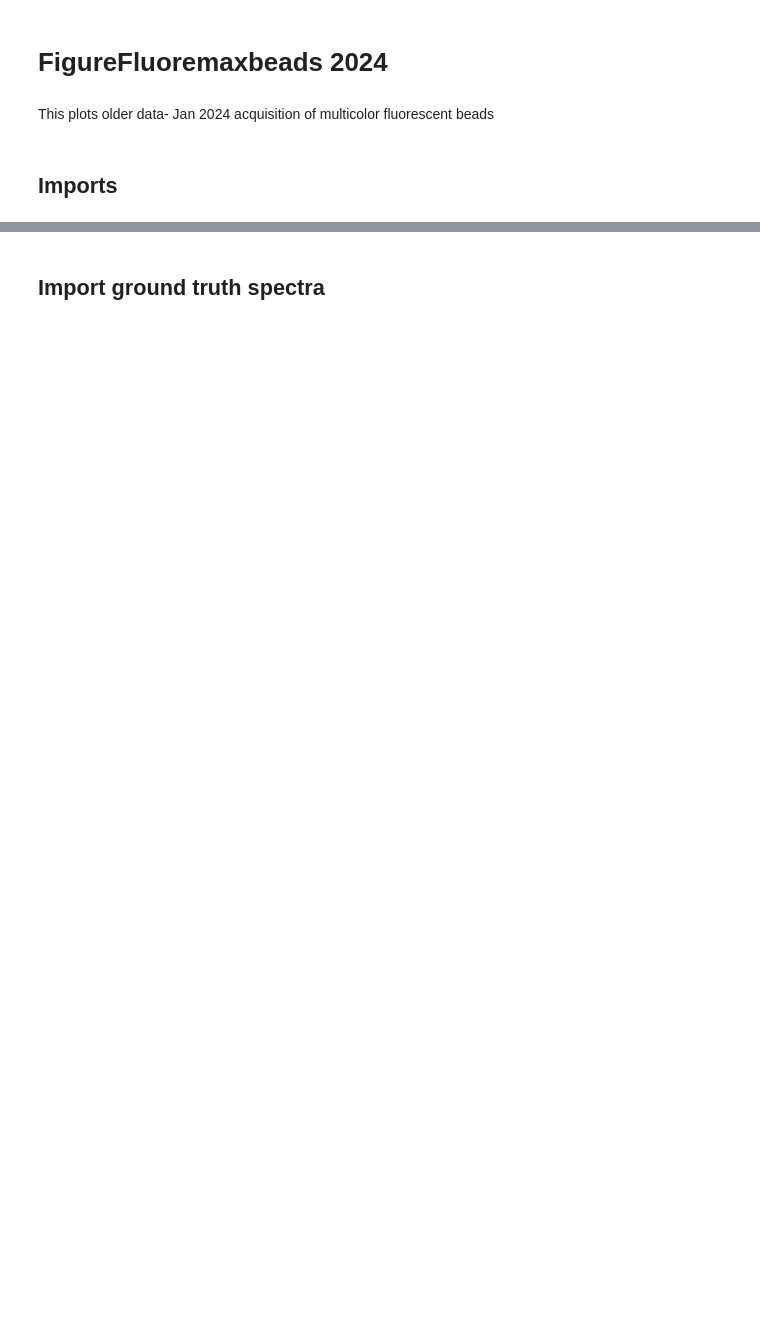
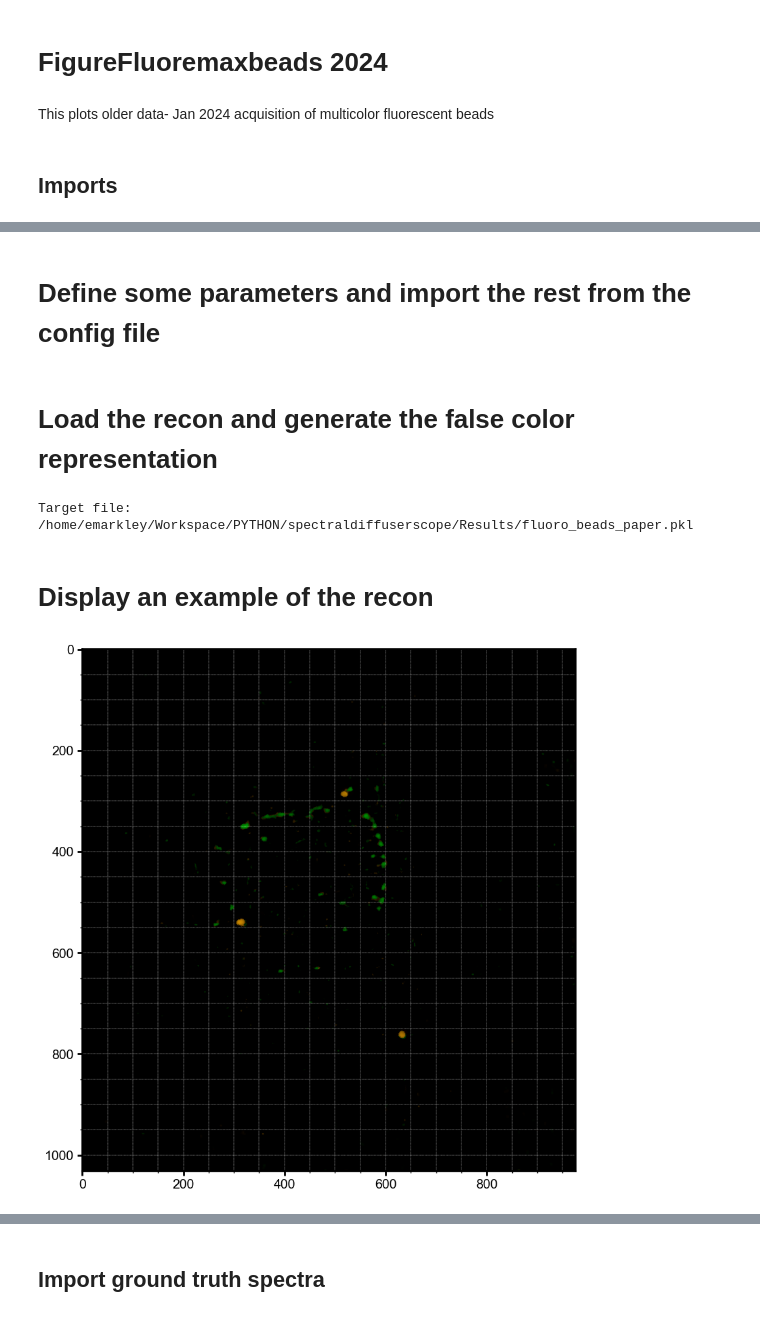
Before and after one commit to neerja/spectraldiffuserscope, a Jupyter notebook: PlottingCode/Figure_Notebooks/fig_multicolorbeads.ipynb, the cells around one changed output, grey strips where cells are left out. Drawn from its saved outputs; the diff is of its cells as text; code cells hidden in the pictures; blank space fills up the shorter version.

```diff
--- a/PlottingCode/Figure_Notebooks/fig_multicolorbeads.ipynb
+++ b/PlottingCode/Figure_Notebooks/fig_multicolorbeads.ipynb
@@ -221,0 +91,2 @@ cross_line = xk_white[pixyx[:,0],pixyx[:,1]]
+# %% [markdown]
+# Define some parameters and import the rest from the config file
@@ -221,0 +144,48 @@ cross_line = xk_white[pixyx[:,0],pixyx[:,1]]
+# %% [markdown]
+# Load the recon and generate the false color representation
+# %%
+# look for the file in the save location that contains the run name
+files = os.listdir(save_location)
+count = 0
+target_files = []
+for file in files:
+    if run_name in file:
+        target_files.append(os.path.join(save_location, file))
+        count +=1
+
+# if there are multiple files, print the number of files and the files themselves
+if count > 1:
+    print("Multiple files found with the same run name. Printing the files themselves:")
+    for file in target_files:
+        print(file)
+else:
+    print("Target file:", target_files[0])
+    target_file = target_files[0]
+
+# load the target file
+data = np.load(target_file, allow_pickle=True)
+xk = data['xk']
+xk = jnp.array(xk)/jnp.max(xk)
+U = data['U']
+V = data['V']
+weights = data['weights']
+temperature = data['temperature']
+# create false color image
+HSI_data = np.transpose(xk, (1,2,0))
+HSI_data = np.reshape(HSI_data, [-1,xk.shape[0]])
+false_color = sdc.HSI2RGB_jax(wavelengths, HSI_data ,xk.shape[1],xk.shape[2], 65, False)
+false_color = np.array(false_color)
+# %% [output]
+Target file: /home/emarkley/Workspace/PYTHON/spectraldiffuserscope/Results/fluoro_beads_paper.pkl
+# %% [markdown]
+# Display an example of the recon
+# %%
+# show a smaller version of the false color image
+fig, ax = plt.subplots(figsize=(10,10))
+plt.imshow(false_color**gamma)
+ax.set_xticks(np.arange(0, false_color.shape[1], 50), minor=True)
+ax.set_yticks(np.arange(0, false_color.shape[0], 50), minor=True)
+ax.grid(True, which='both', color='white', linestyle='--', linewidth=0.3)
+plt.show()
+# %% [output]
+[figure, added]
```
Also changed, not shown: parts of 29 cells of this notebook, 47 other files.
